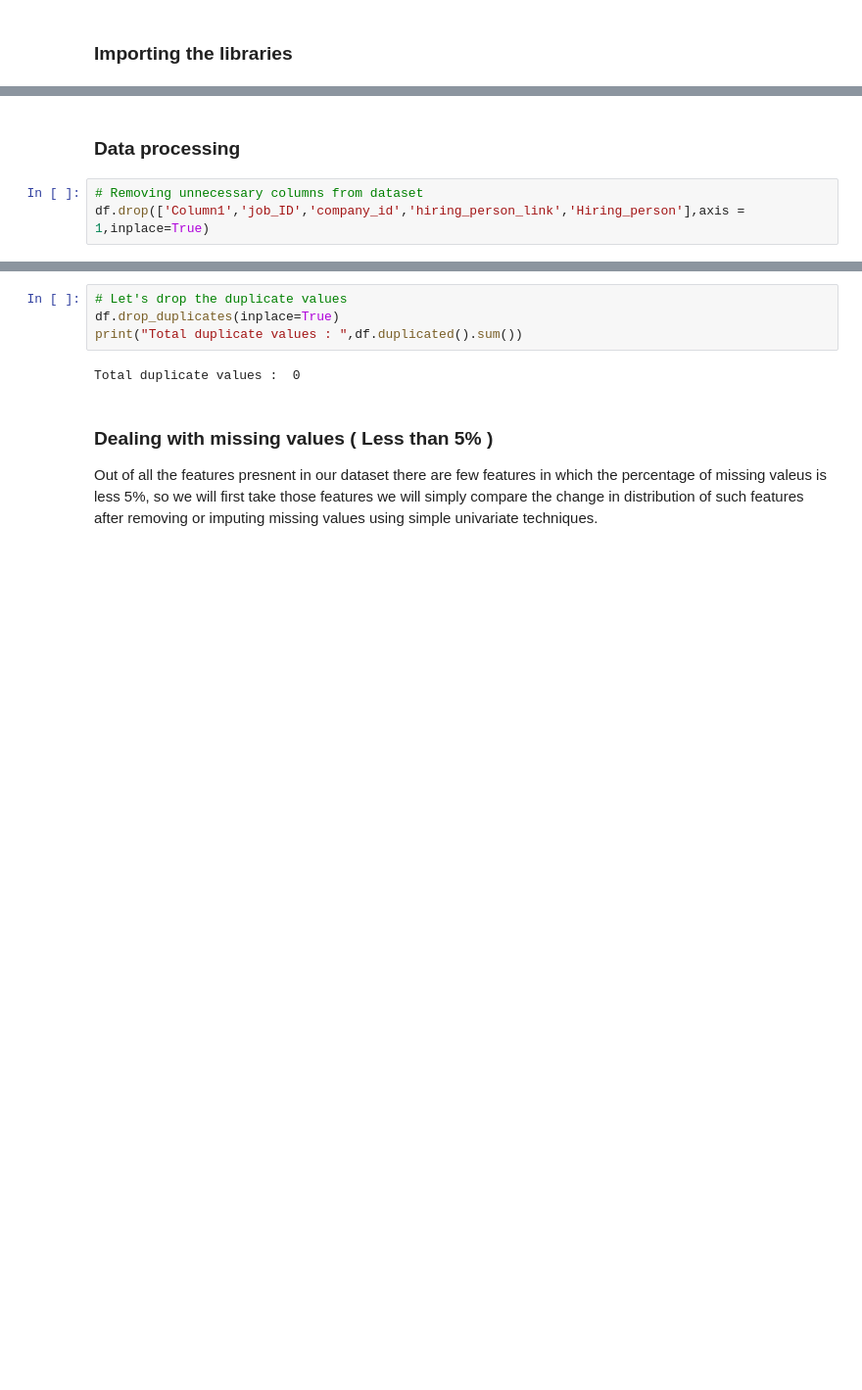
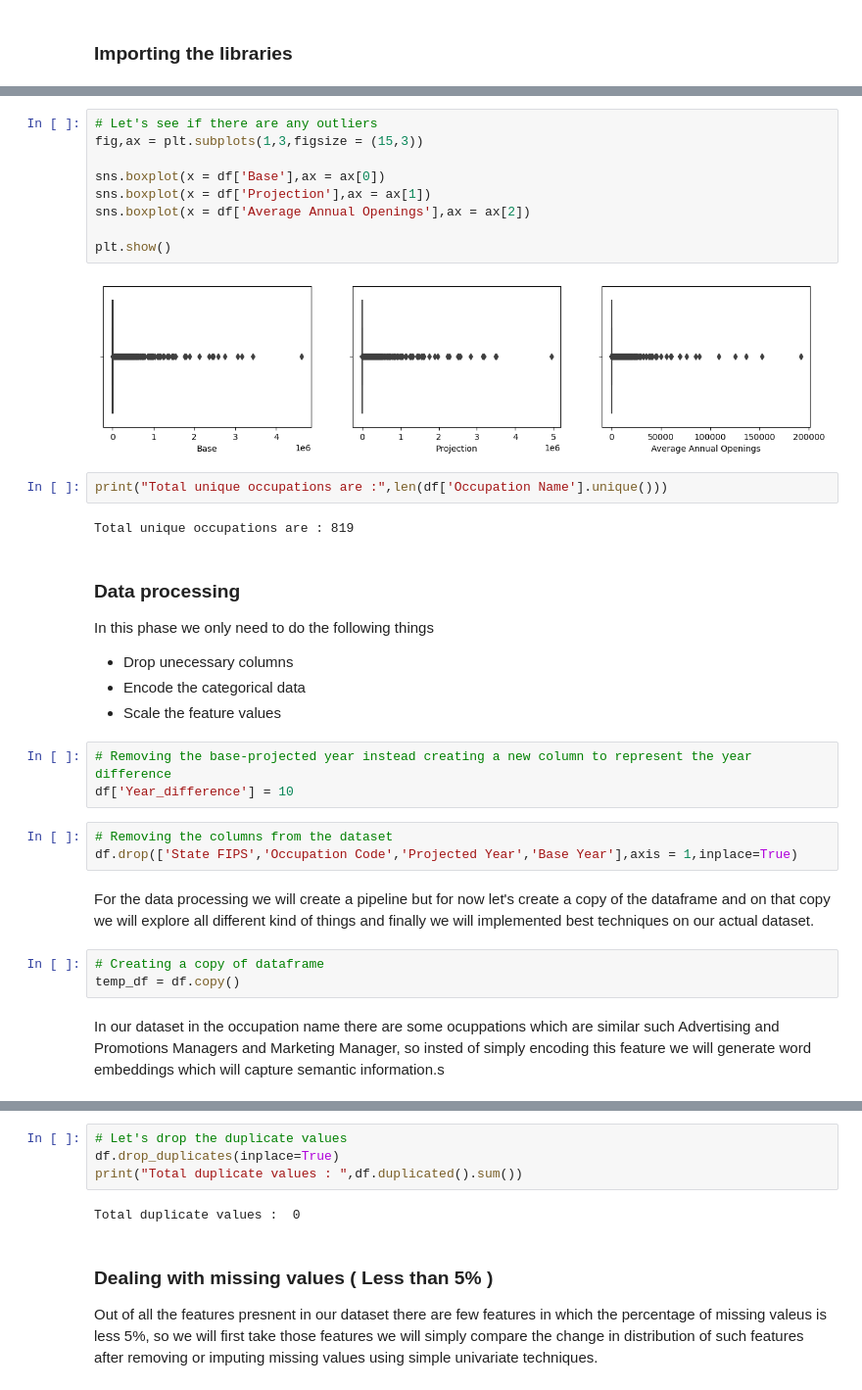
Before and after one commit to yuvraaj2002/Job-Demand-Forecasting, a Jupyter notebook: notebook/Code.ipynb, the cells around one changed output, grey strips where cells are left out. Shown at 98% size. Drawn from its saved outputs; the diff is of its cells as text; blank space fills up the shorter version.

```diff
--- a/notebook/Code.ipynb
+++ b/notebook/Code.ipynb
@@ -96,5 +125,36 @@ plt.show()
+# %%
+# Let's see if there are any outliers
+fig,ax = plt.subplots(1,3,figsize = (15,3))
+
+sns.boxplot(x = df['Base'],ax = ax[0])
+sns.boxplot(x = df['Projection'],ax = ax[1])
+sns.boxplot(x = df['Average Annual Openings'],ax = ax[2])
+
+plt.show()
+# %% [output]
+[figure, added]
+# %%
+print("Total unique occupations are :",len(df['Occupation Name'].unique()))
+# %% [output]
+Total unique occupations are : 819
 # %% [markdown]
 ### Data processing
+
+In this phase we only need to do the following things
+
+- Drop unecessary columns
+- Encode the categorical data
+- Scale the feature values
-# %%
-# Removing unnecessary columns from dataset
-df.drop(['Column1','job_ID','company_id','hiring_person_link','Hiring_person'],axis = 1,inplace=True)
+# %%
+# Removing the base-projected year instead creating a new column to represent the year difference
+df['Year_difference'] = 10
+# %%
+# Removing the columns from the dataset
+df.drop(['State FIPS','Occupation Code','Projected Year','Base Year'],axis = 1,inplace=True)
+# %% [markdown]
+For the data processing we will create a pipeline but for now let's create a copy of the dataframe and on that copy we will explore all different kind of things and finally we will implemented best techniques on our actual dataset.
+# %%
+# Creating a copy of dataframe
+temp_df = df.copy()
+# %% [markdown]
+In our dataset in the occupation name there are some ocuppations which are similar such Advertising and Promotions Managers and  Marketing Manager, so insted of simply encoding this feature we will generate word embeddings which will capture semantic information.s
```
Also changed, not shown: parts of 19 cells of this notebook.
